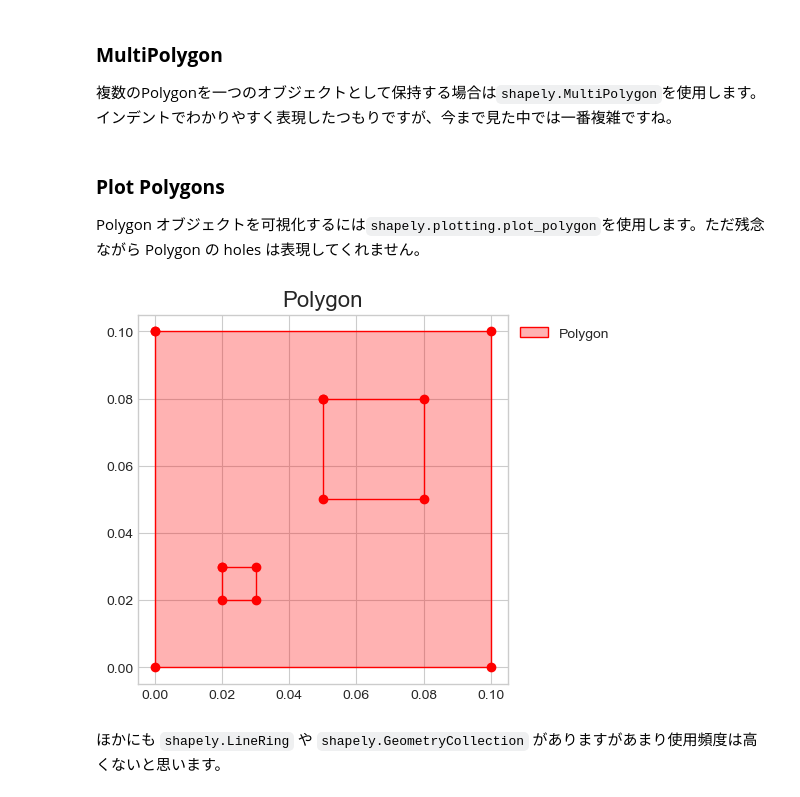
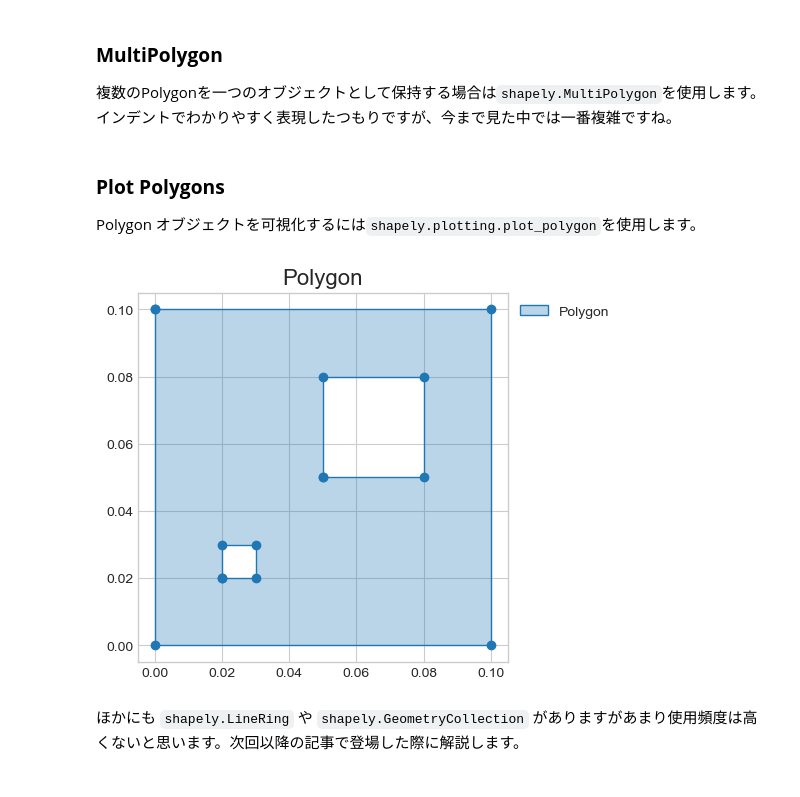
Before and after one commit to shingo405nagano/WriteZenn, a Jupyter notebook: notebooks/gis_tutorial_4_1_start_shapely_.ipynb, the cells around one changed output. Saved outputs shown, nothing was run; the diff lists cells and outputs as text; code cells hidden in the pictures.

```diff
--- a/notebooks/gis_tutorial_4_1_start_shapely_.ipynb
+++ b/notebooks/gis_tutorial_4_1_start_shapely_.ipynb
@@ -128,12 +128,20 @@ holes は複数の値を受け取り、ドーナツのように区画の穴を
 区画は閉合した形を作成しますが、渡すデータの最初と最後の座標を合わせる必要はありません。
 # %%
 poly = shapely.Polygon(
-    [
+    shell=[
         (0.0, 0.1),
         (0.1, 0.1),
         (0.1, 0.0),
         (0.0, 0.0)
     ],
+    holes=[
+        [# 1つめの穴
+            (0.05, 0.08),
+            (0.08, 0.08),
+            (0.08, 0.05),
+            (0.05, 0.05),
+        ][::-1]
+    ]
 )
 
 doughnut = shapely.Polygon(
@@ -150,13 +158,13 @@ doughnut = shapely.Polygon(
             (0.08, 0.08),
             (0.08, 0.05),
             (0.05, 0.05),
-        ],
+        ][::-1],
         [# 2つめの穴
             (0.02, 0.03),
             (0.03, 0.03),
             (0.03, 0.02),
             (0.02, 0.02),
-        ]
+        ][::-1]
     ]
 )
 # %% [markdown]
@@ -197,14 +205,14 @@ multi_poly = shapely.MultiPolygon([
 ])
 # %% [markdown]
 ### **Plot Polygons**
-Polygon オブジェクトを可視化するには`shapely.plotting.plot_polygon`を使用します。ただ残念ながら Polygon の holes は表現してくれません。
+Polygon オブジェクトを可視化するには`shapely.plotting.plot_polygon`を使用します。
 # %%
 fig, ax = plt.subplots()
 ax.set_title('Polygon', fontsize=16)
-plot_polygon(doughnut, color='red', label='Polygon')
+plot_polygon(doughnut, label='Polygon')
 
 ax.legend(bbox_to_anchor=(1, 1));
 # %% [output]
-[figure, old version]
+[figure, new version]
 # %% [markdown]
-ほかにも `shapely.LineRing` や `shapely.GeometryCollection` がありますがあまり使用頻度は高くないと思います。
+ほかにも `shapely.LineRing` や `shapely.GeometryCollection` がありますがあまり使用頻度は高くないと思います。次回以降の記事で登場した際に解説します。
```
Also changed, not shown: parts of 3 cells of this notebook, 1 other file.
